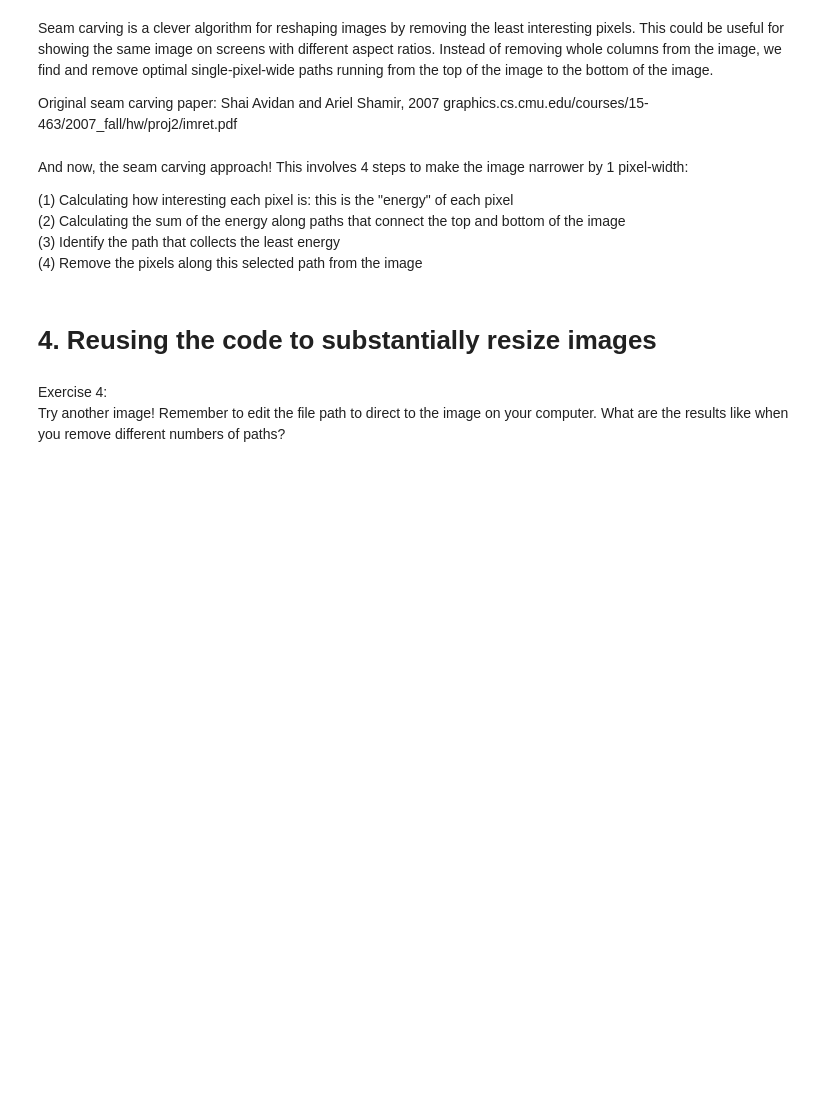
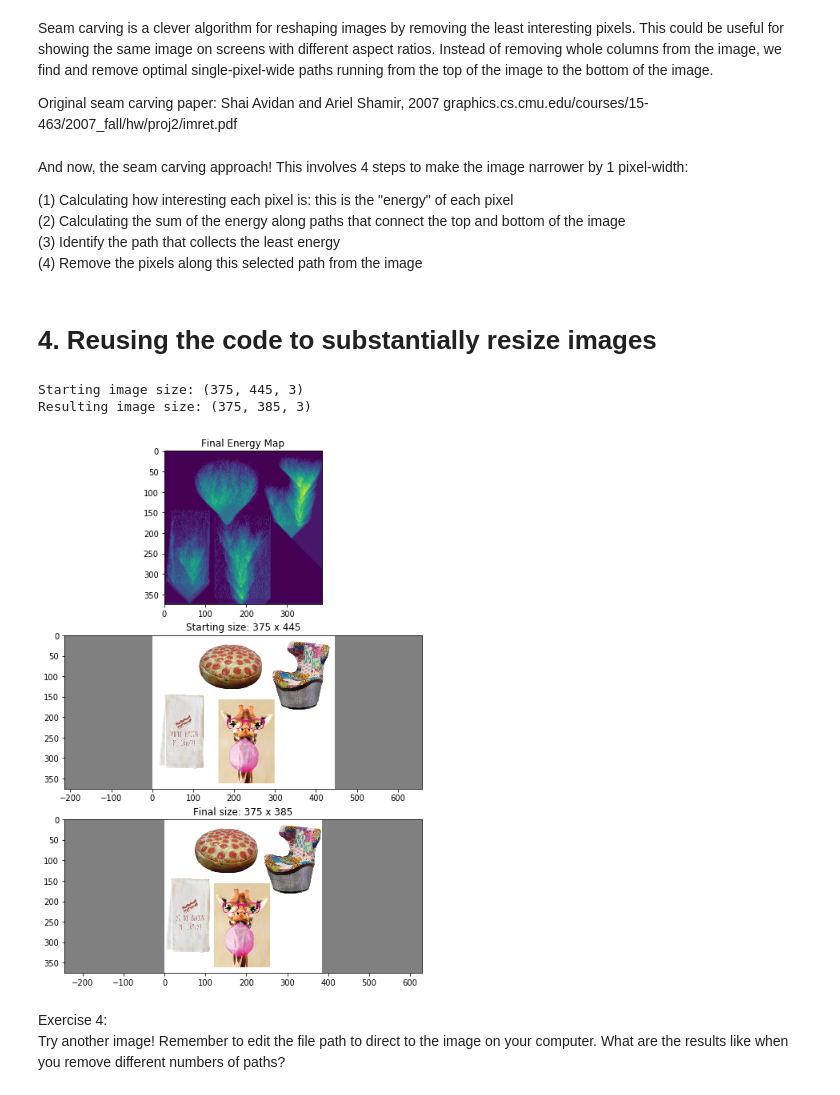
Before and after one commit to RebeccaWPerry/python_seam_carving, a Jupyter notebook: Seam+Carving.ipynb, the cells around one changed output. Saved outputs shown, nothing was run; the diff lists cells and outputs as text; code cells hidden in the pictures; blank space fills up the shorter version.

```diff
--- a/Seam+Carving.ipynb
+++ b/Seam+Carving.ipynb
@@ -256,23 +262,27 @@ for i in range(60):
 # %%
 fig = plt.figure(figsize=(8,12))
 plt.subplot(3,1,1)
 plt.imshow(energypaths)
 plt.title('Final Energy Map')
 
 axes = plt.subplot(3,1,2,facecolor='gray')
 plt.imshow(original)
 plt.title('Starting size: {0} x {1}'.format(np.shape(original)[0],
                                             np.shape(original)[1]))
 plt.axis('equal')
 
 plt.subplot(3,1,3,facecolor='gray')
 plt.imshow(workingim)
-plt.title('Final size: {0} x {1}'.format(np.shape(smaller)[0],
-                                         np.shape(smaller)[1]))
+plt.title('Final size: {0} x {1}'.format(np.shape(workingim)[0],
+                                         np.shape(workingim)[1]))
 plt.axis('equal')
 
 print('Starting image size: {0}'.format(np.shape(original)))
 print('Resulting image size: {0}'.format(np.shape(workingim)))
+# %% [output]
+Starting image size: (375, 445, 3)
+Resulting image size: (375, 385, 3)
+[figure, added]
 # %% [markdown]
 Exercise 4:<br>
 Try another image! Remember to edit the file path to direct to the image on your computer. What are the results like when you remove different numbers of paths?
```
Also changed, not shown: parts of 4 cells of this notebook.
